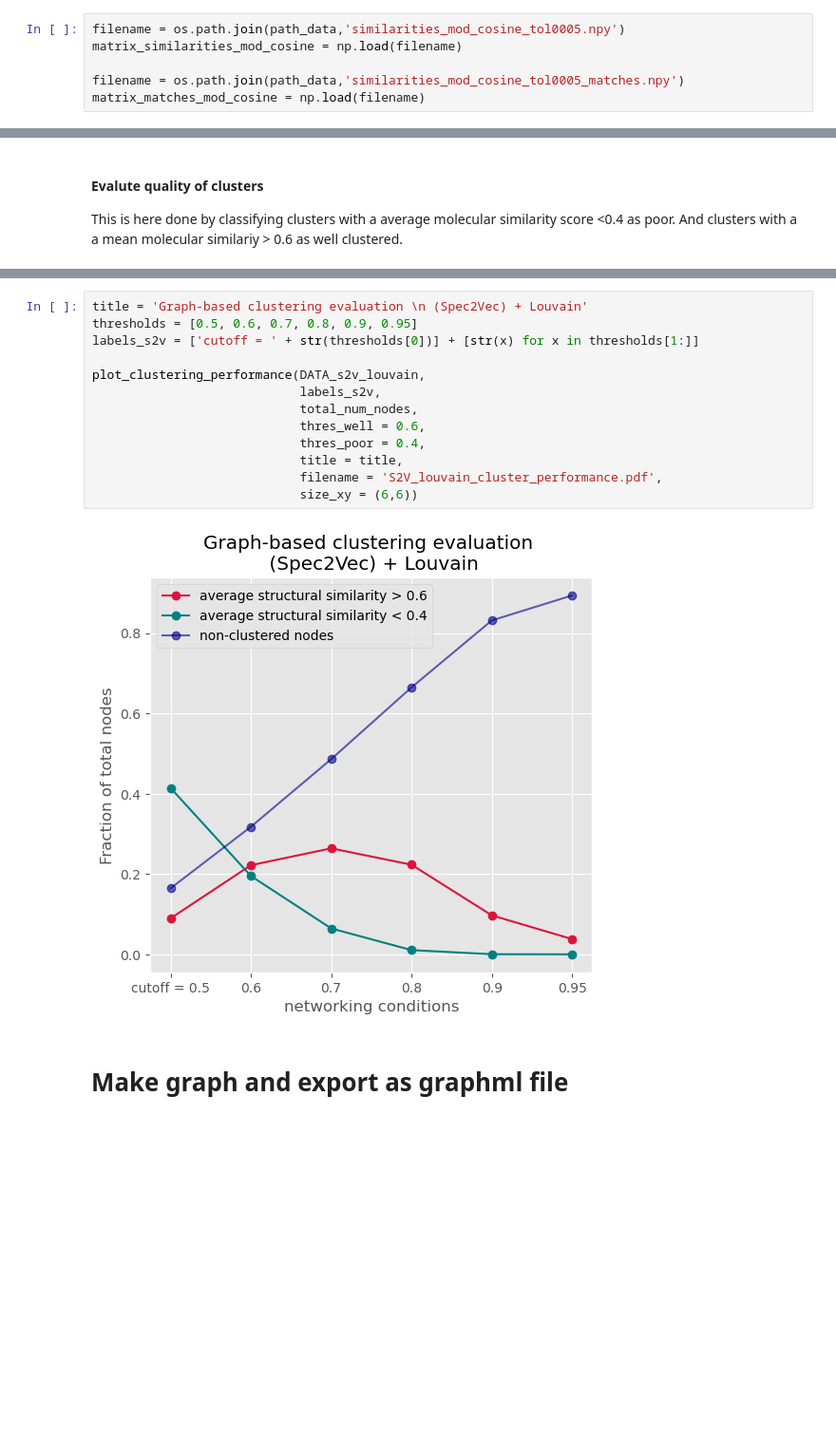
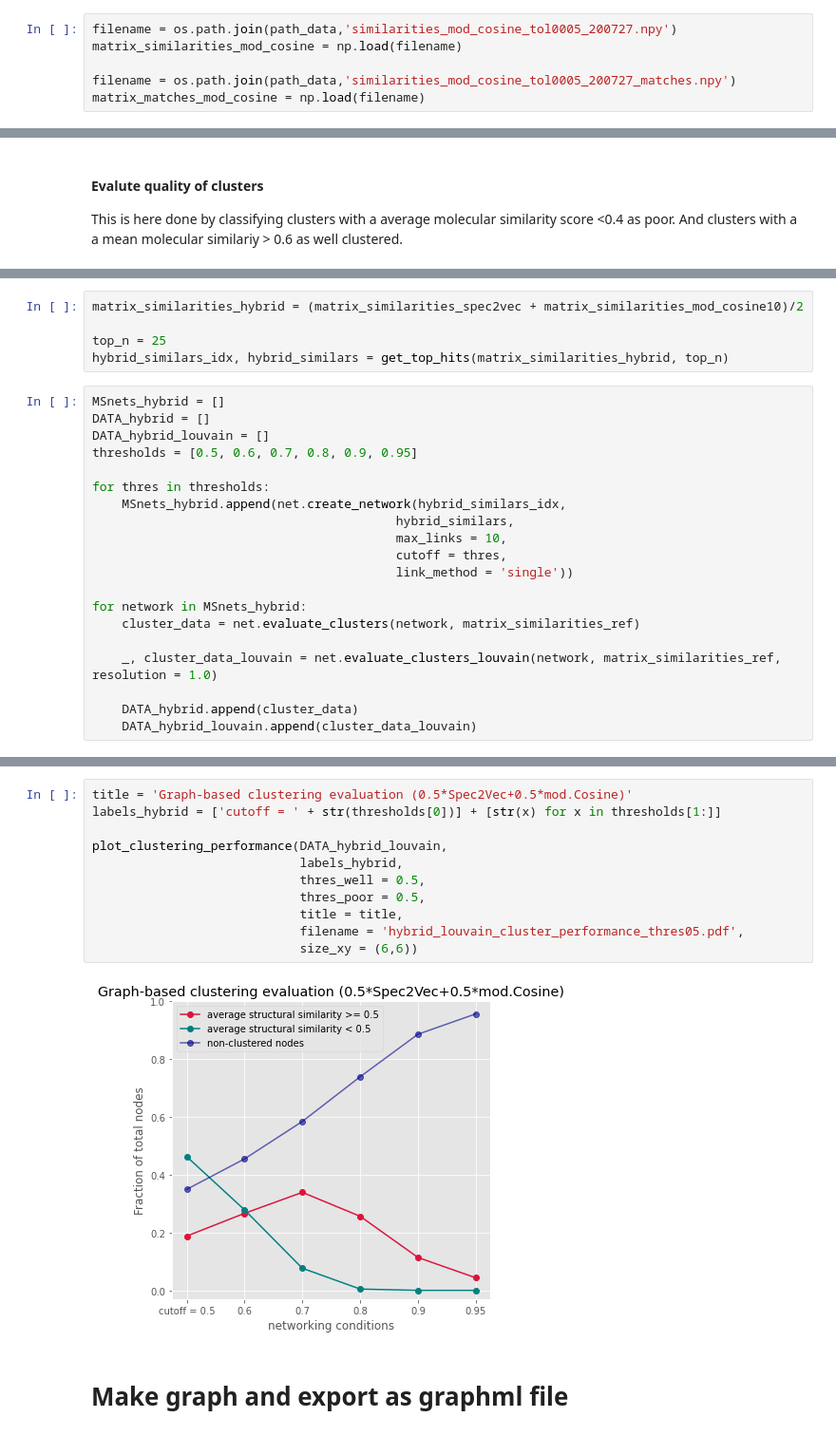
Before and after one commit to iomega/spec2vec_gnps_data_analysis, a Jupyter notebook: notebooks/iomega-10-spectra-networking.ipynb, the cells around one changed output, grey strips where cells are left out. Shown at 95% size. Saved outputs shown, nothing was run; the diff lists cells and outputs as text; blank space fills up the shorter version.

```diff
--- a/notebooks/iomega-10-spectra-networking.ipynb
+++ b/notebooks/iomega-10-spectra-networking.ipynb
@@ -203,10 +205,10 @@ import networkx as nx
 ### Import all-vs-all matrix of modified cosine scores.
 Derived in separate notebook:  ...
 # %%
-filename = os.path.join(path_data,'similarities_mod_cosine_tol0005.npy')
+filename = os.path.join(path_data,'similarities_mod_cosine_tol0005_200727.npy')
 matrix_similarities_mod_cosine = np.load(filename)
 
-filename = os.path.join(path_data,'similarities_mod_cosine_tol0005_matches.npy')
+filename = os.path.join(path_data,'similarities_mod_cosine_tol0005_200727_matches.npy')
 matrix_matches_mod_cosine = np.load(filename)
 # %% [markdown]
 ## Modified cosine score networking (basic setting)
@@ -686 +526,26 @@ plot_clustering_performance(DATA_s2v_louvain,
+# %%
+matrix_similarities_hybrid = (matrix_similarities_spec2vec + matrix_similarities_mod_cosine10)/2
+
+top_n = 25
+hybrid_similars_idx, hybrid_similars = get_top_hits(matrix_similarities_hybrid, top_n)
+# %%
+MSnets_hybrid = []
+DATA_hybrid = []
+DATA_hybrid_louvain = []
+thresholds = [0.5, 0.6, 0.7, 0.8, 0.9, 0.95]
+
+for thres in thresholds:
+    MSnets_hybrid.append(net.create_network(hybrid_similars_idx,
+                                         hybrid_similars,
+                                         max_links = 10,
+                                         cutoff = thres,
+                                         link_method = 'single'))
+
+for network in MSnets_hybrid:
+    cluster_data = net.evaluate_clusters(network, matrix_similarities_ref)
+
+    _, cluster_data_louvain = net.evaluate_clusters_louvain(network, matrix_similarities_ref, resolution = 1.0)
+
+    DATA_hybrid.append(cluster_data)
+    DATA_hybrid_louvain.append(cluster_data_louvain)
 # %%
@@ -700,18 +564,16 @@ plot_clustering_performance(DATA_s2v,
 # %%
-title = 'Graph-based clustering evaluation \n (Spec2Vec) + Louvain'
-thresholds = [0.5, 0.6, 0.7, 0.8, 0.9, 0.95]
-labels_s2v = ['cutoff = ' + str(thresholds[0])] + [str(x) for x in thresholds[1:]]
+title = 'Graph-based clustering evaluation (0.5*Spec2Vec+0.5*mod.Cosine)'
+labels_hybrid = ['cutoff = ' + str(thresholds[0])] + [str(x) for x in thresholds[1:]]
 
-plot_clustering_performance(DATA_s2v_louvain,
-                            labels_s2v,
-                            total_num_nodes,
-                            thres_well = 0.6,
-                            thres_poor = 0.4,
+plot_clustering_performance(DATA_hybrid_louvain,
+                            labels_hybrid,
+                            thres_well = 0.5,
+                            thres_poor = 0.5,
                             title = title,
-                            filename = 'S2V_louvain_cluster_performance.pdf',
+                            filename = 'hybrid_louvain_cluster_performance_thres05.pdf',
                             size_xy = (6,6))
 # %% [output]
-[figure, old version]
+[figure, new version]
 # %% [markdown]
 # Make graph and export as graphml file
 # %%
```
Also changed, not shown: parts of 24 cells of this notebook, 5 other files.
